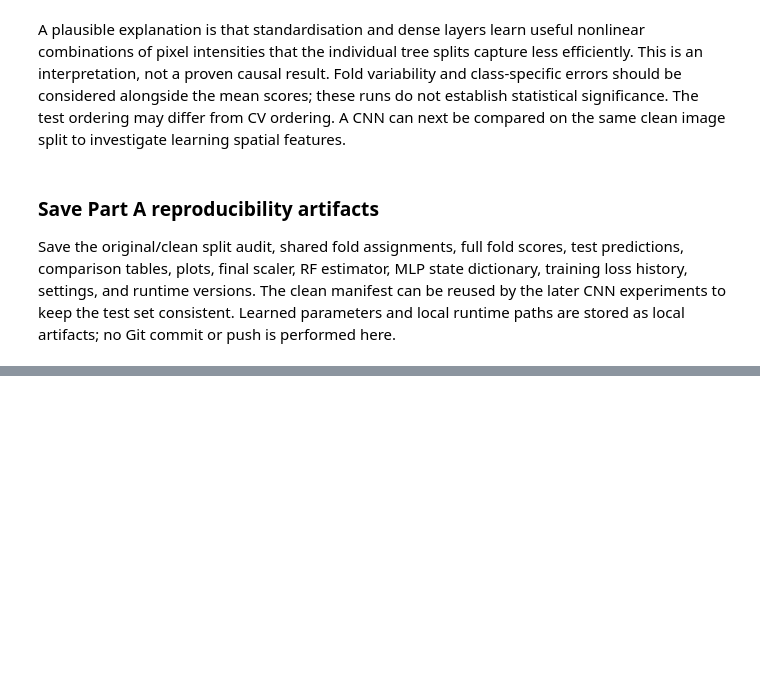
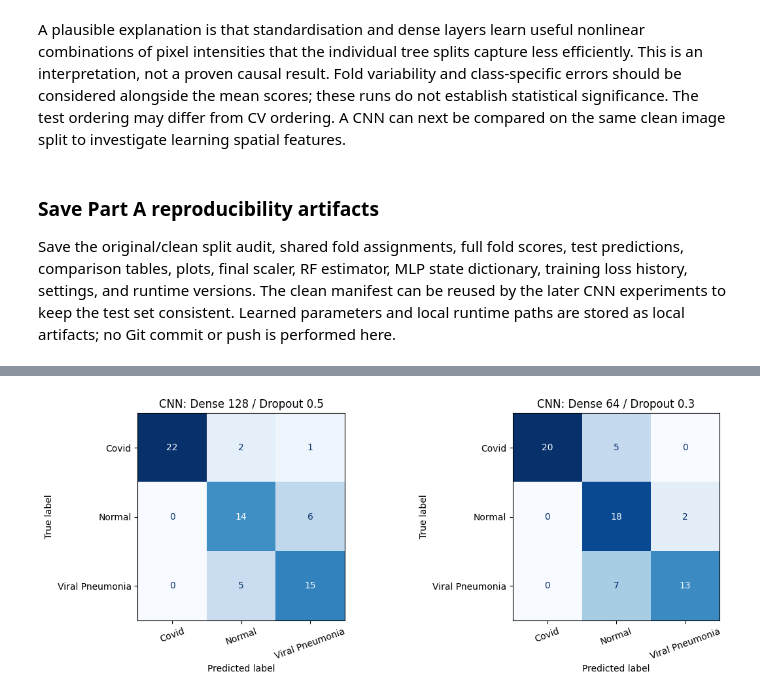
Before and after one commit to daisme369/PortfolioTask3, a Jupyter notebook: PortfolioTask3.ipynb, the cells around one changed output, grey strips where cells are left out. Cells and saved outputs as stored; diff of their text form; code cells hidden in the pictures; blank space fills up the shorter version.

```diff
--- a/PortfolioTask3.ipynb
+++ b/PortfolioTask3.ipynb
@@ -845,0 +1352,72 @@ Keep the test set held out during CNN architecture and hyperparameter selection.
+# %%
+@torch.inference_mode()
+def evaluate_cnn(model, loader):
+    model.eval()
+    probabilities, true_labels = [], []
+    total_loss, sample_count = 0.0, 0
+    criterion = nn.CrossEntropyLoss(reduction="sum")
+    for images, labels in loader:
+        images = images.to(DEVICE, non_blocking=True)
+        labels = labels.to(DEVICE, non_blocking=True)
+        logits = model(images)
+        total_loss += criterion(logits, labels).item()
+        sample_count += labels.size(0)
+        probabilities.append(torch.softmax(logits, dim=1).cpu().numpy())
+        true_labels.append(labels.cpu().numpy())
+    probabilities = np.concatenate(probabilities)
+    labels = np.concatenate(true_labels)
+    predictions = probabilities.argmax(axis=1)
+    np.testing.assert_allclose(probabilities.sum(axis=1), 1, atol=1e-6)
+    return {"labels": labels, "predictions": predictions, "probabilities": probabilities,
+            "test_loss": total_loss / sample_count,
+            "accuracy": accuracy_score(labels, predictions),
+            "weighted_f1": f1_score(labels, predictions, average="weighted", zero_division=0),
+            "macro_f1": f1_score(labels, predictions, average="macro", zero_division=0)}
+
+
+b_evaluations = {}
+b_test_rows = []
+b_test_loader = make_cnn_loader(b_test_dataset, B_EVAL_BATCH_SIZE)
+b_prediction_table = b_test_manifest[["relative_path", "class_name", "label"]].copy()
+for model_id, run in b_runs.items():
+    restored_model = make_cnn(run["config"]).to(DEVICE)
+    restored_model.load_state_dict(run["state_dict"])
+    evaluation = evaluate_cnn(restored_model, b_test_loader)
+    np.testing.assert_array_equal(evaluation["labels"], b_test_manifest["label"].to_numpy())
+    b_evaluations[model_id] = evaluation
+    b_test_rows.append({
+        "model_id": model_id, "model": run["config"]["name"],
+        "test_loss": evaluation["test_loss"], "test_accuracy": evaluation["accuracy"],
+        "test_weighted_f1": evaluation["weighted_f1"], "test_macro_f1": evaluation["macro_f1"],
+        "selected_by_validation": model_id == B_SELECTED_ID,
+    })
+    report_arguments = {"labels": list(range(len(B_CLASS_NAMES))), "target_names": B_CLASS_NAMES,
+                        "zero_division": 0}
+    print(f"\n{run['config']['name']} - held-out test")
+    print(classification_report(evaluation["labels"], evaluation["predictions"], digits=4, **report_arguments))
+    report = classification_report(evaluation["labels"], evaluation["predictions"],
+                                   output_dict=True, **report_arguments)
+    pd.DataFrame(report).transpose().to_csv(B_TABLE_DIR / f"{model_id}_classification_report.csv")
+    b_prediction_table[f"{model_id}_prediction"] = [B_CLASS_NAMES[index] for index in evaluation["predictions"]]
+    for index, class_name in enumerate(B_CLASS_NAMES):
+        b_prediction_table[f"{model_id}_probability_{class_name}"] = evaluation["probabilities"][:, index]
+    del restored_model
+b_test_results = pd.DataFrame(b_test_rows).set_index("model_id")
+b_cnn_results = b_training_summary.join(b_test_results.drop(columns="model"))
+b_cnn_results.to_csv(B_TABLE_DIR / "cnn_comparison.csv")
+b_prediction_table.to_csv(B_TABLE_DIR / "test_predictions.csv", index=False)
+display(b_cnn_results.round(4))
+
+fig, axes = plt.subplots(1, len(B_VARIANTS), figsize=(12, 4.5), squeeze=False)
+for ax, variant in zip(axes[0], B_VARIANTS):
+    evaluation = b_evaluations[variant["id"]]
+    ConfusionMatrixDisplay(
+        confusion_matrix(evaluation["labels"], evaluation["predictions"], labels=range(len(B_CLASS_NAMES))),
+        display_labels=B_CLASS_NAMES,
+    ).plot(ax=ax, cmap="Blues", colorbar=False, values_format="d")
+    ax.set_title(variant["name"])
+    ax.tick_params(axis="x", rotation=20)
+fig.tight_layout()
+fig.savefig(B_FIGURE_DIR / "confusion_matrices.png", dpi=180, bbox_inches="tight")
+plt.show()
+# %% [output]
@@ -845,0 +1445 @@ Keep the test set held out during CNN architecture and hyperparameter selection.
+[figure, added]
```
Also changed, not shown: parts of 26 cells of this notebook, 25 other files.
